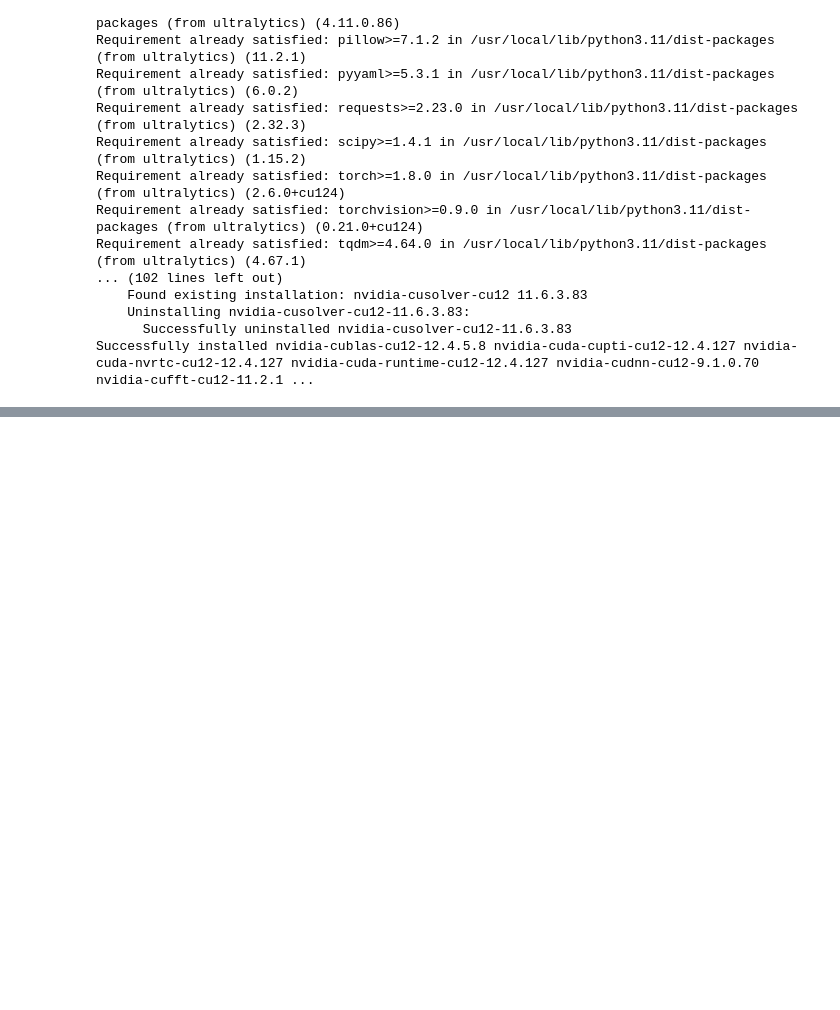
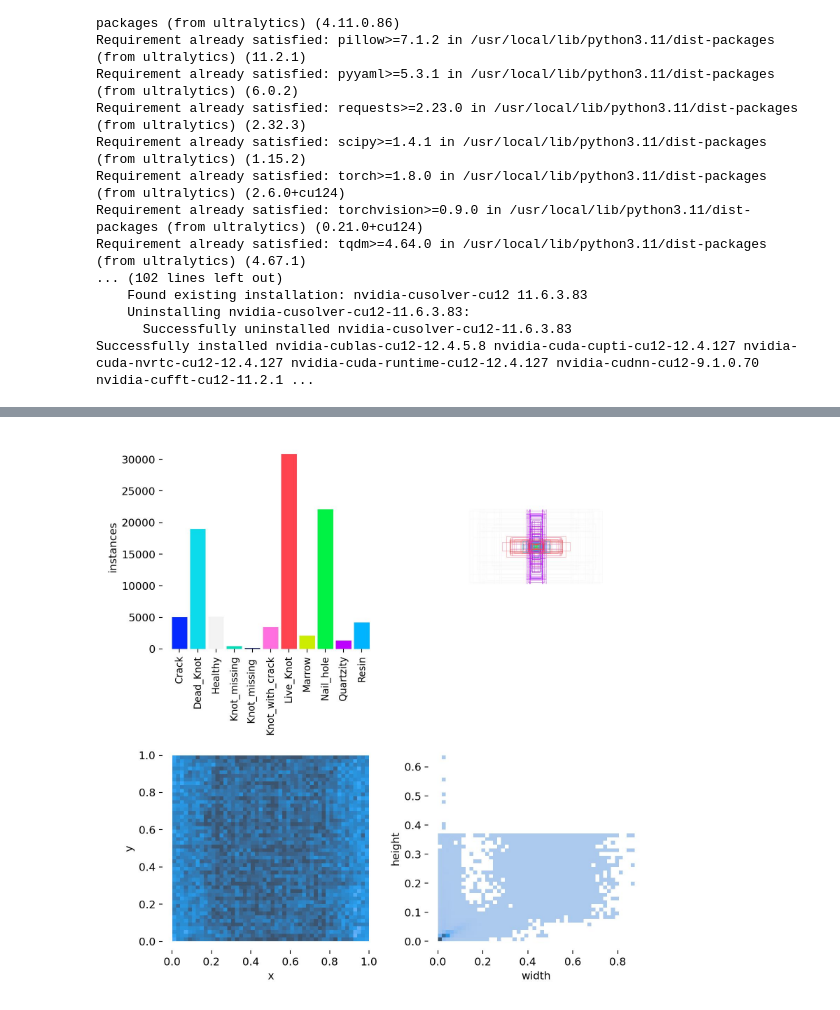
Before and after one commit to J-Weii/yolov8, a Jupyter notebook: yolov8.ipynb, the cells around one changed output, grey strips where cells are left out. Drawn from its saved outputs; the diff is of its cells as text; code cells hidden in the pictures; blank space fills up the shorter version.

```diff
--- a/yolov8.ipynb
+++ b/yolov8.ipynb
@@ -29,0 +86,4 @@ results[0].show()
+# %%
+Image("/content/runs/detect/train/labels.jpg", width=600)
+# %% [output]
+[figure, added]
```
Also changed, not shown: parts of 10 cells of this notebook.
